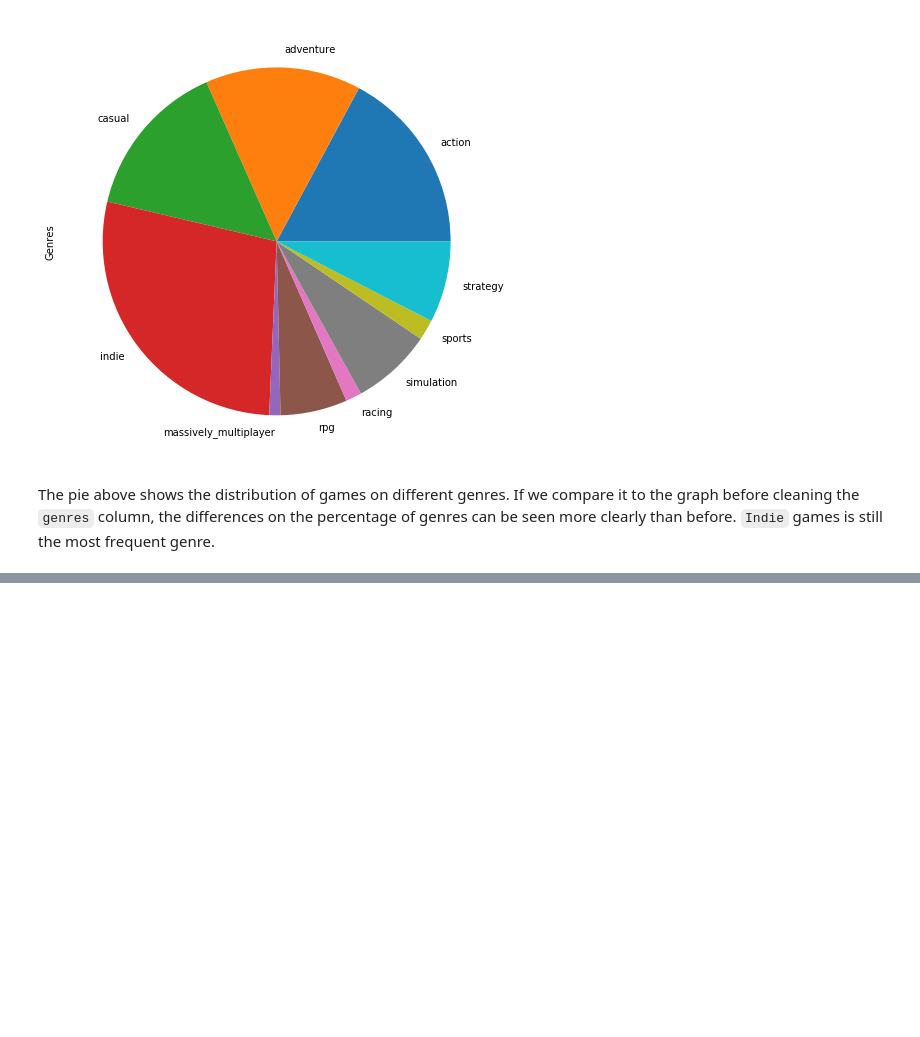
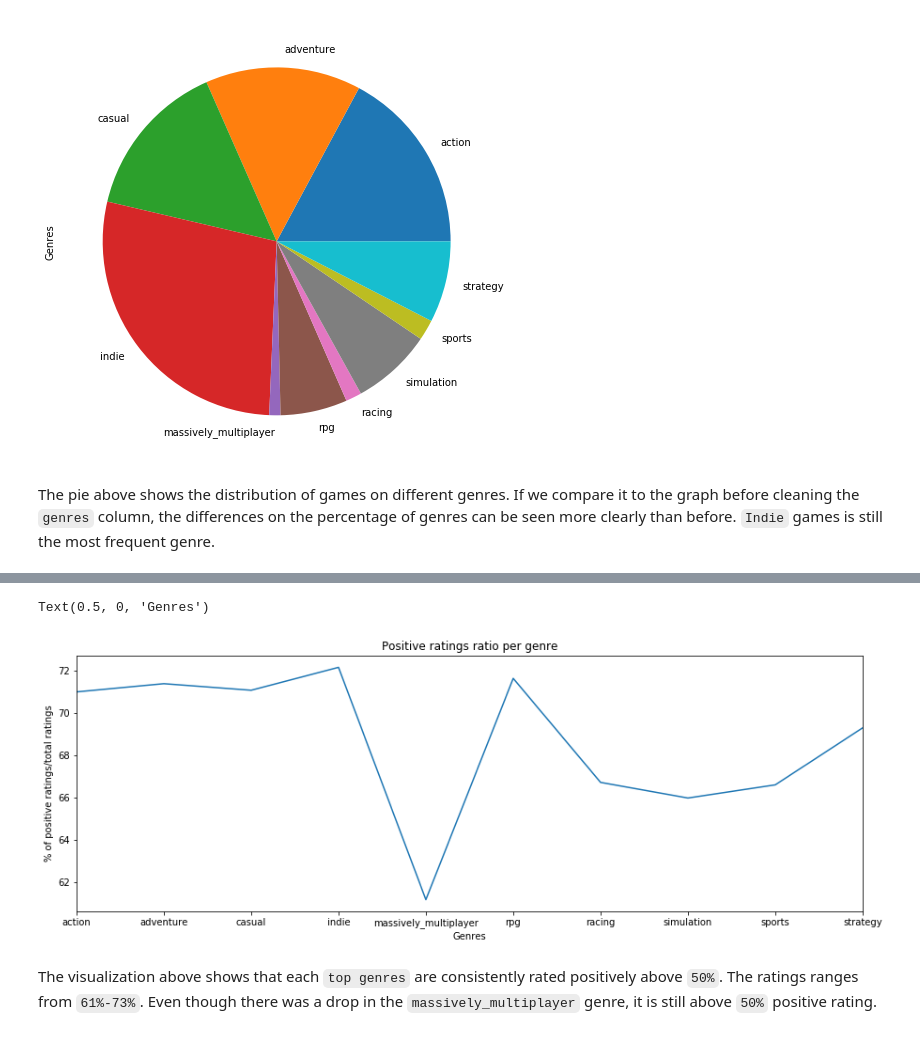
Before and after one commit to ronellroxas/csmodel, a Jupyter notebook: Untitled.ipynb, the cells around one changed output, grey strips where cells are left out. Drawn from its saved outputs; the diff is of its cells as text; code cells hidden in the pictures; blank space fills up the shorter version.

```diff
--- a/Untitled.ipynb
+++ b/Untitled.ipynb
@@ -310,0 +356,15 @@ The pie above shows the distribution of games on different genres. If we compare
+# %%
+#get total ratings per game
+steam_df['total_ratings'] = steam_df['positive_ratings'] + steam_df['negative_ratings']
+
+#ratio of ratings
+steam_df['rating_ratio'] = steam_df['positive_ratings']/steam_df['total_ratings']
+
+#get the average of ratings per genre
+avg_rating_ratio_per_genre = []
+for genre in genres:
+    avg_rating_ratio_per_genre.append((steam_df[steam_df[genre] == 1]['rating_ratio'].sum() / steam_df[genre].sum())*100)
+
+#convert average ratings to Series
+avg_rating_ratio_per_genre = pd.Series(index=genres, data=avg_rating_ratio_per_genre)
+avg_rating_ratio_per_genre
@@ -310,0 +383,10 @@ The pie above shows the distribution of games on different genres. If we compare
+# %%
+avg_rating_ratio_per_genre.plot(figsize=(15, 5))
+plt.title('Positive ratings ratio per genre')
+plt.ylabel('% of positive ratings/total ratings')
+plt.xlabel('Genres')
+# %% [output]
+Text(0.5, 0, 'Genres')
+[figure, added]
+# %% [markdown]
+The visualization above shows that each `top genres` are consistently rated positively above `50%`. The ratings ranges from `61%-73%`. Even though there was a drop in the `massively_multiplayer` genre, it is still above `50%` positive rating.
```
Also changed, not shown: parts of 6 cells of this notebook.
